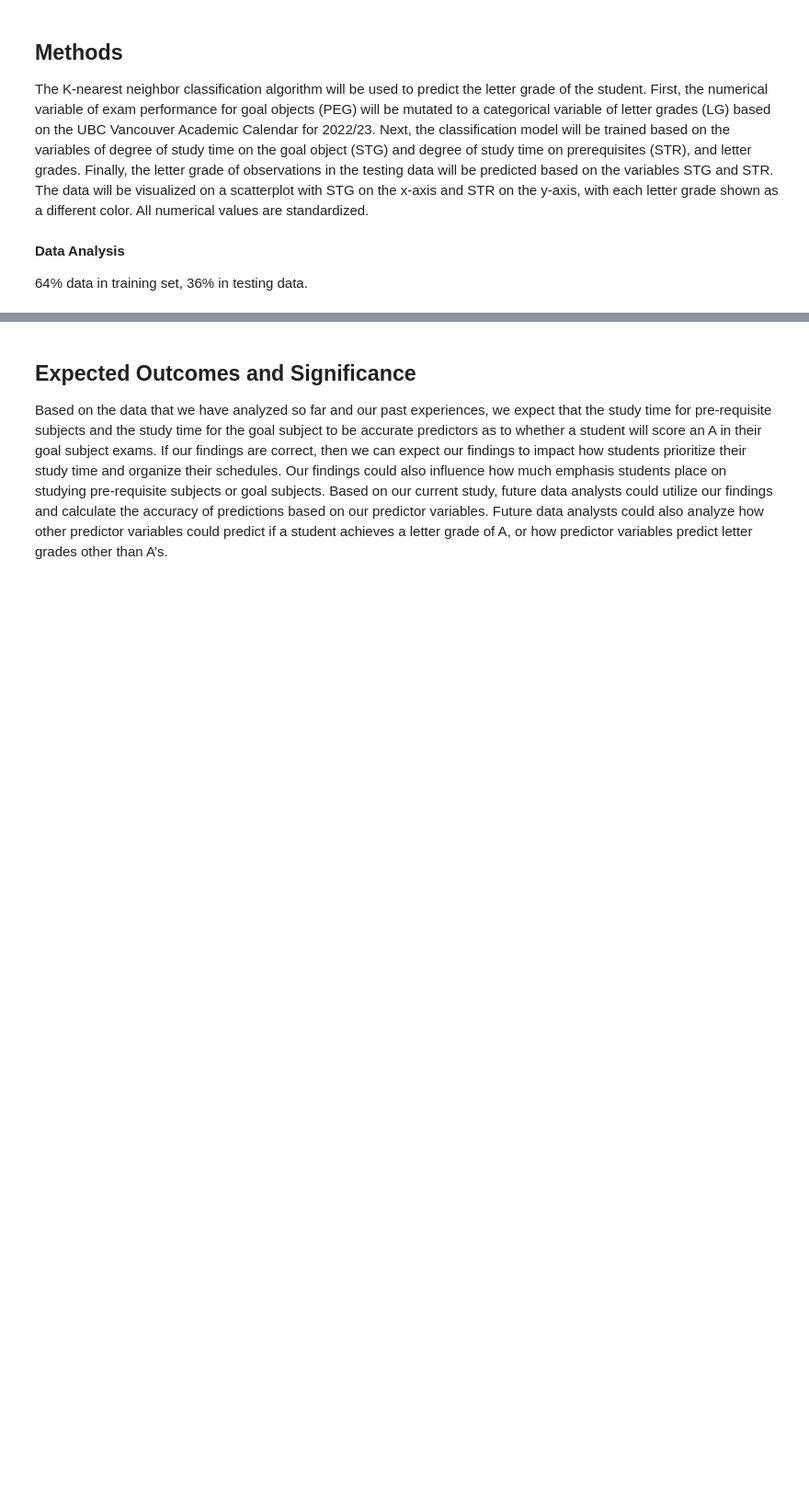
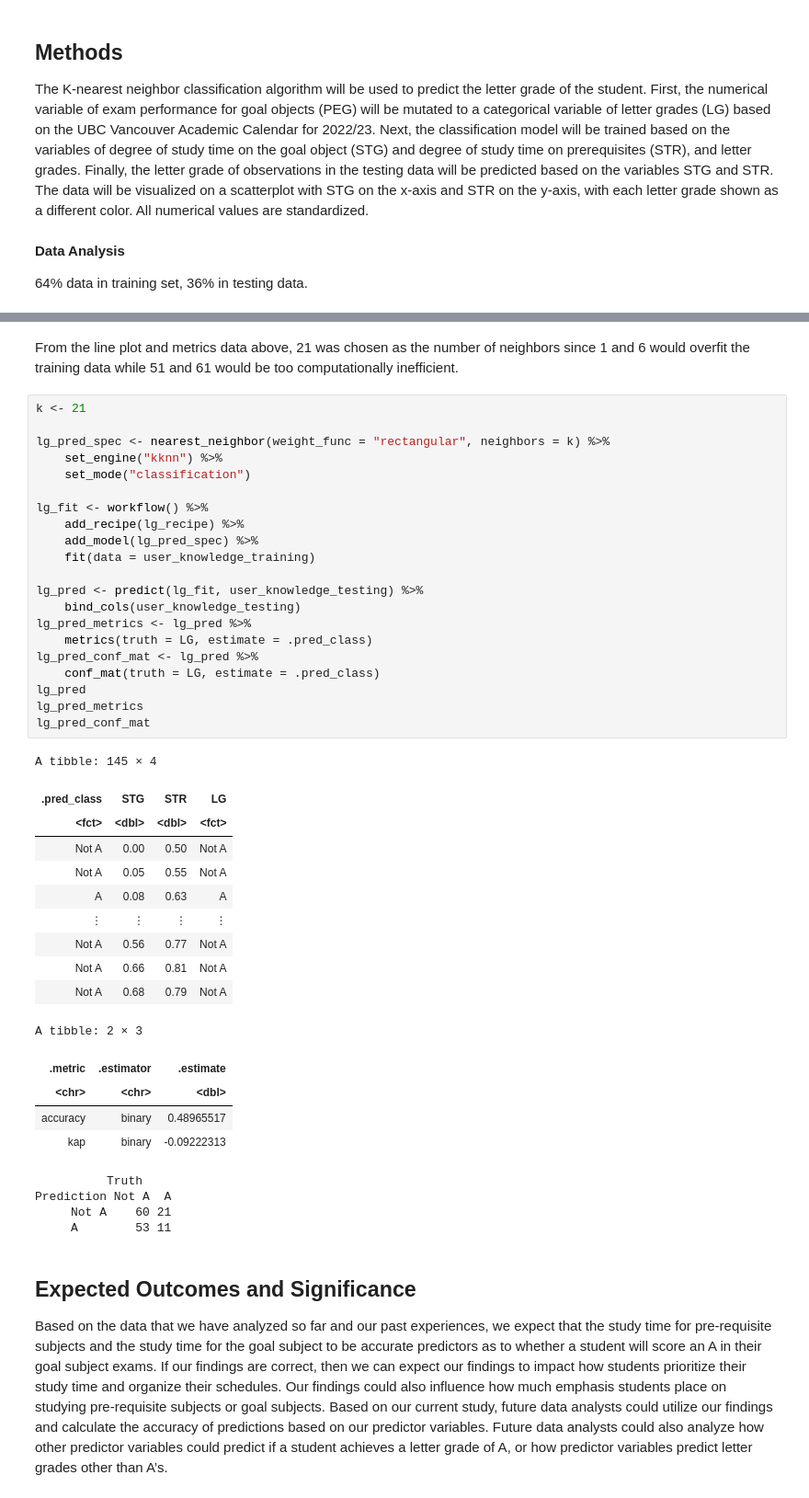
Before and after one commit to R0yBoy/DSCI100_Project, a Jupyter notebook: Project Report.ipynb, the cells around one changed output, grey strips where cells are left out. Shown at 92% size. Saved outputs shown, nothing was run; the diff lists cells and outputs as text; blank space fills up the shorter version.

Commit message:
Upsampled in recipe, updated code up to predicting on test data

```diff
--- a/Project Report.ipynb
+++ b/Project Report.ipynb
@@ -308,3 +317,46 @@ A tibble: 10 × 7
+# %% [markdown]
+From the line plot and metrics data above, 21 was chosen as the number of neighbors since 1 and 6 would overfit the training data while 51 and 61 would be too computationally inefficient.
+# %%
+k <- 21
+
+lg_pred_spec <- nearest_neighbor(weight_func = "rectangular", neighbors = k) %>%
+    set_engine("kknn") %>%
+    set_mode("classification")
+
+lg_fit <- workflow() %>%
+    add_recipe(lg_recipe) %>%
+    add_model(lg_pred_spec) %>%
+    fit(data = user_knowledge_training)
+
+lg_pred <- predict(lg_fit, user_knowledge_testing) %>%
+    bind_cols(user_knowledge_testing)
+lg_pred_metrics <- lg_pred %>%
+    metrics(truth = LG, estimate = .pred_class)
+lg_pred_conf_mat <- lg_pred %>%
+    conf_mat(truth = LG, estimate = .pred_class)
+lg_pred
+lg_pred_metrics
+lg_pred_conf_mat
+# %% [output]
+A tibble: 145 × 4
+| .pred_class | STG | STR | LG |
+| <fct> | <dbl> | <dbl> | <fct> |
+| Not A | 0.00 | 0.50 | Not A |
+| Not A | 0.05 | 0.55 | Not A |
+| A | 0.08 | 0.63 | A |
+| ⋮ | ⋮ | ⋮ | ⋮ |
+| Not A | 0.56 | 0.77 | Not A |
+| Not A | 0.66 | 0.81 | Not A |
+| Not A | 0.68 | 0.79 | Not A |
+A tibble: 2 × 3
+| .metric | .estimator | .estimate |
+| <chr> | <chr> | <dbl> |
+| accuracy | binary | 0.48965517 |
+| kap | binary | -0.09222313 |
+          Truth
+Prediction Not A  A
+     Not A    60 21
+     A        53 11
 # %% [markdown]
 ## Expected Outcomes and Significance
 Based on the data that we have analyzed so far and our past experiences, we expect that the study time for pre-requisite subjects and the study time for the goal subject to be accurate predictors as to whether a student will score an A in their goal subject exams. If our findings are correct, then we can expect our findings to impact how students prioritize their study time and organize their schedules. Our findings could also influence how much emphasis students place on studying pre-requisite subjects or goal subjects. Based on our current study, future data analysts could utilize our findings and calculate the accuracy of predictions based on our predictor variables. Future data analysts could also analyze how other predictor variables could predict if a student achieves a letter grade of A, or how predictor variables predict letter grades other than A’s.
```
Also changed, not shown: parts of 7 cells of this notebook.
